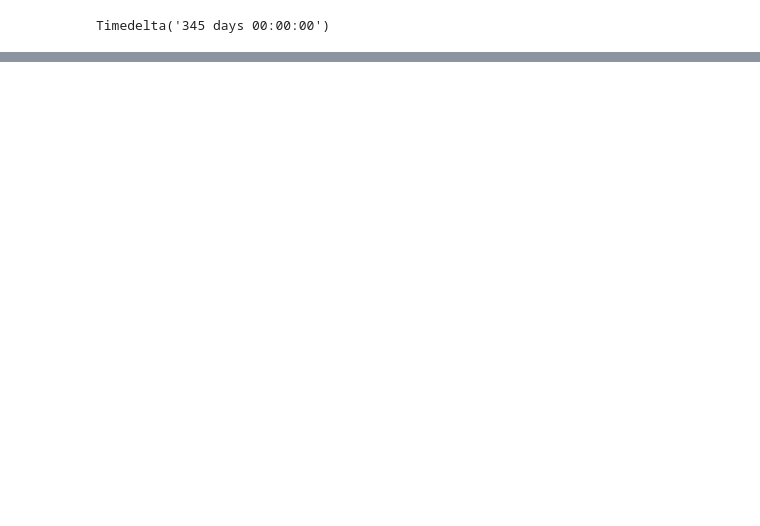
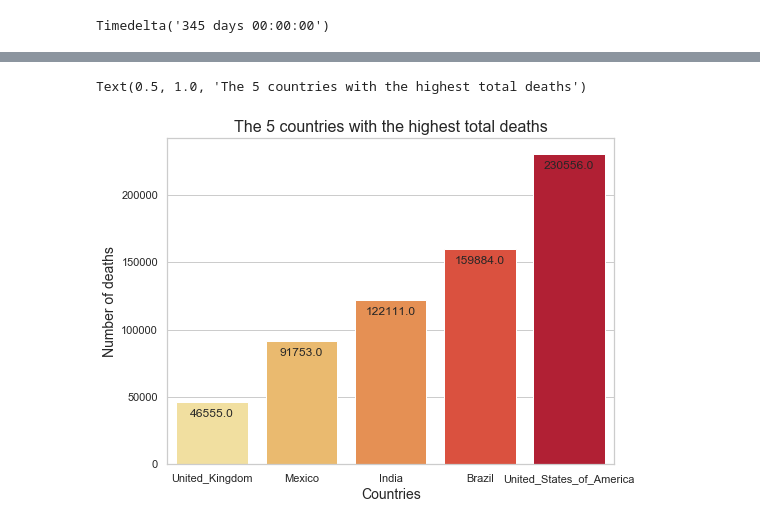
Before and after one commit to Remek953/Covid19---Charts, a Jupyter notebook: 27.10.ipynb, the cells around one changed output, grey strips where cells are left out. Saved outputs shown, nothing was run; the diff lists cells and outputs as text; code cells hidden in the pictures; blank space fills up the shorter version.

```diff
--- a/27.10.ipynb
+++ b/27.10.ipynb
@@ -172,0 +269,22 @@ Name: cases, dtype: int64
+# %%
+groupedvalues = df.groupby('countriesAndTerritories').sum().reset_index()
+global_largest = groupedvalues.nlargest(5, ['deaths']).sort_values('deaths')
+# %%
+plt.figure(figsize=(8, 6))
+global_deaths = sns.barplot(x='countriesAndTerritories',y='deaths',palette='YlOrRd', data=global_largest)
+sns.set(style='whitegrid')
+for p in global_deaths .patches:
+    global_deaths.annotate(format(p.get_height(), '.1f'),
+                   (p.get_x() + p.get_width() / 2., p.get_height()),
+                   ha = 'center', va = 'center',
+                   xytext = (0, -12),
+                   textcoords = 'offset points')
+
+
+plt.xlabel('Countries', size=14)
+plt.ylabel('Number of deaths', size=14)
+
+plt.title("The 5 countries with the highest total deaths", size=16)
+# %% [output]
+Text(0.5, 1.0, 'The 5 countries with the highest total deaths')
+[figure, added]
```
Also changed, not shown: parts of 33 cells of this notebook, 2 other files.
